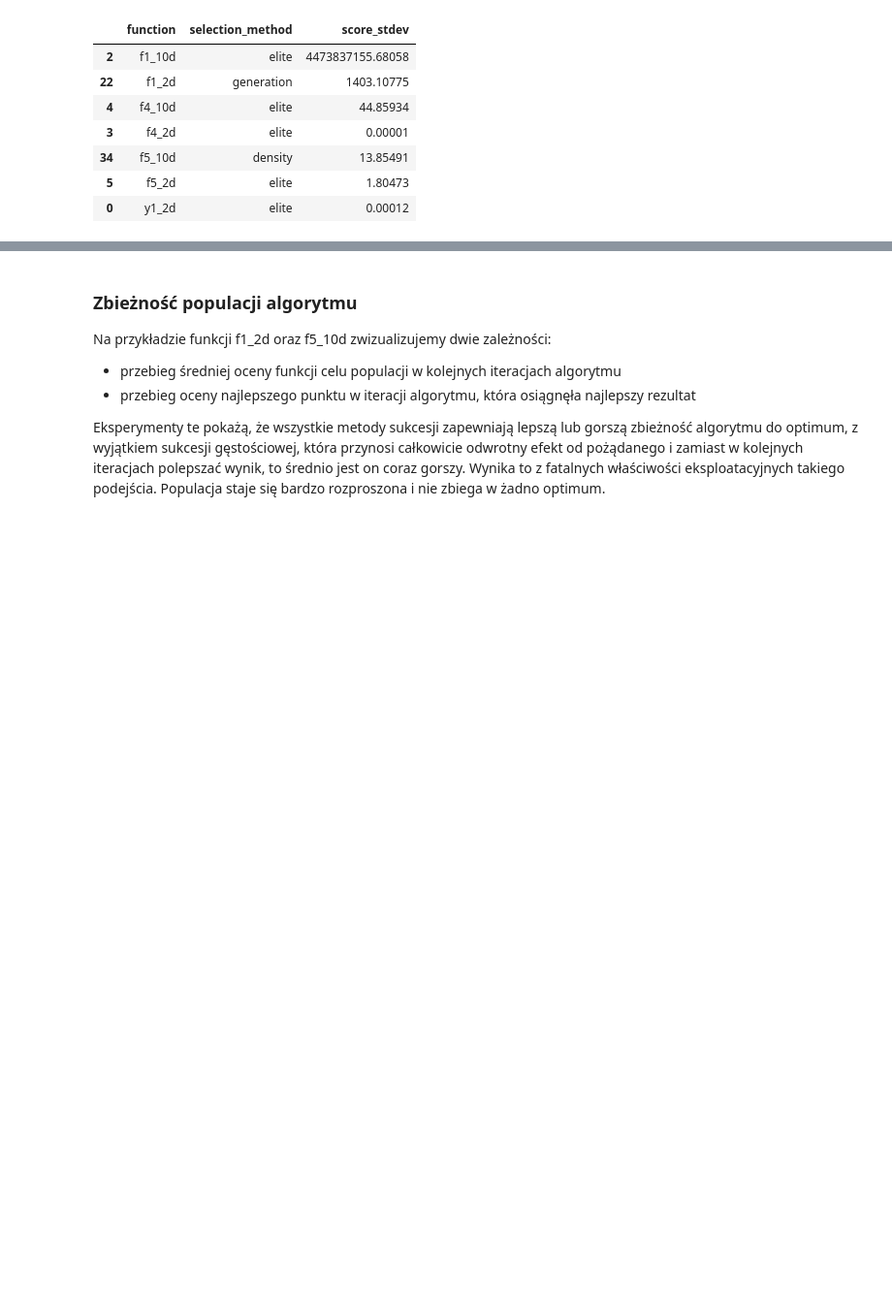
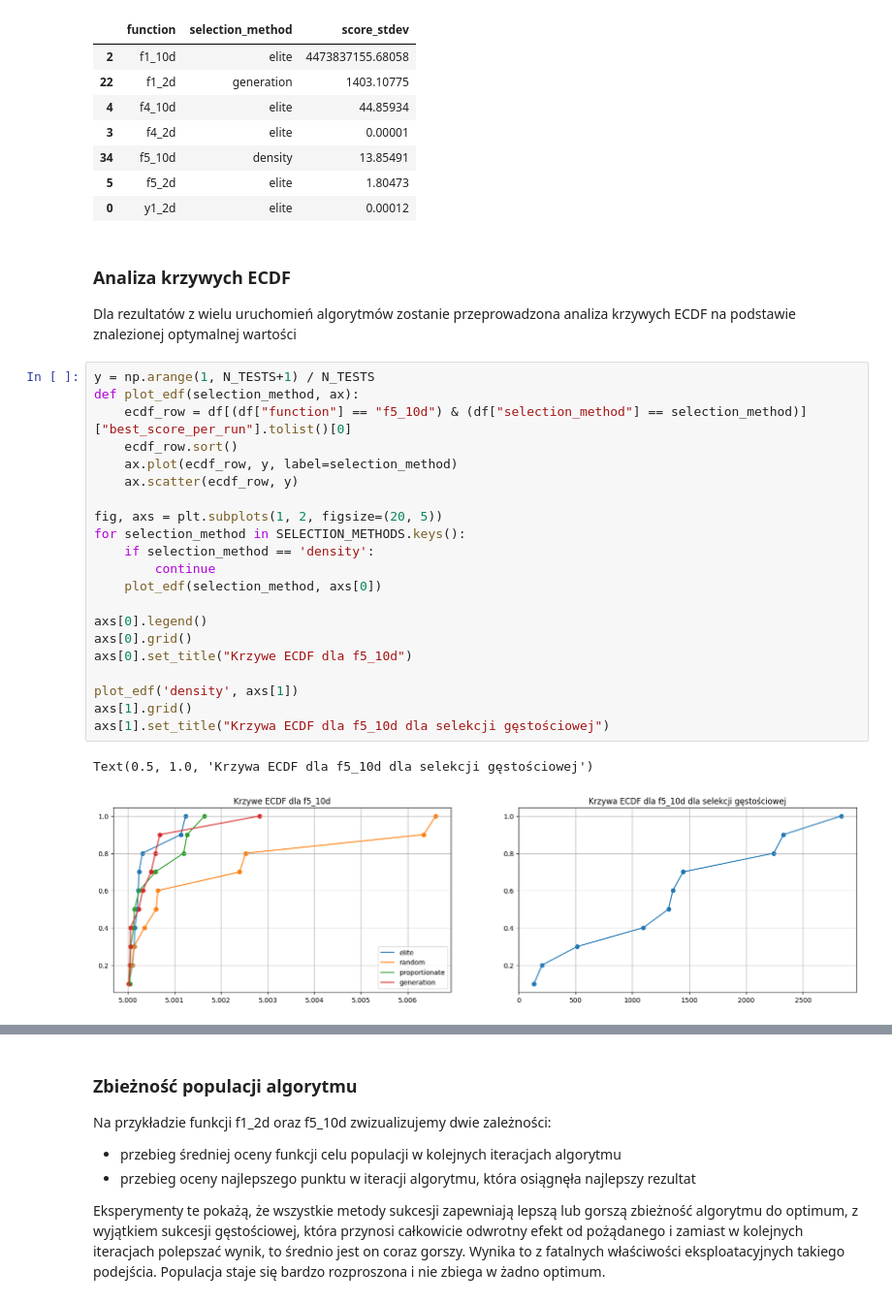
Before and after one commit to MikolajSzawerda/Evolution-algorithms, a Jupyter notebook: src/analysis.ipynb, the cells around one changed output, grey strips where cells are left out. Shown at 97% size. Drawn from its saved outputs; the diff is of its cells as text; blank space fills up the shorter version.

Commit message:
add visualizations and ecdf

```diff
--- a/src/analysis.ipynb
+++ b/src/analysis.ipynb
@@ -213,3 +223,30 @@ df[df.groupby(['function'])['score_stdev'].transform("min") == df['score_stdev']
 | 34 | f5_10d | density | 13.85491 |
 | 5 | f5_2d | elite | 1.80473 |
 | 0 | y1_2d | elite | 0.00012 |
+# %% [markdown]
+### Analiza krzywych ECDF
+Dla rezultatów z wielu uruchomień algorytmów zostanie przeprowadzona analiza krzywych ECDF na podstawie znalezionej optymalnej wartości
+# %%
+y = np.arange(1, N_TESTS+1) / N_TESTS
+def plot_edf(selection_method, ax):
+    ecdf_row = df[(df["function"] == "f5_10d") & (df["selection_method"] == selection_method)]["best_score_per_run"].tolist()[0]
+    ecdf_row.sort()
+    ax.plot(ecdf_row, y, label=selection_method)
+    ax.scatter(ecdf_row, y)
+
+fig, axs = plt.subplots(1, 2, figsize=(20, 5))
+for selection_method in SELECTION_METHODS.keys():
+    if selection_method == 'density':
+        continue
+    plot_edf(selection_method, axs[0])
+
+axs[0].legend()
+axs[0].grid()
+axs[0].set_title("Krzywe ECDF dla f5_10d")
+
+plot_edf('density', axs[1])
+axs[1].grid()
+axs[1].set_title("Krzywa ECDF dla f5_10d dla selekcji gęstościowej")
+# %% [output]
+Text(0.5, 1.0, 'Krzywa ECDF dla f5_10d dla selekcji gęstościowej')
+[figure, added]
```
Also changed, not shown: parts of 11 cells of this notebook, 1 other file.
